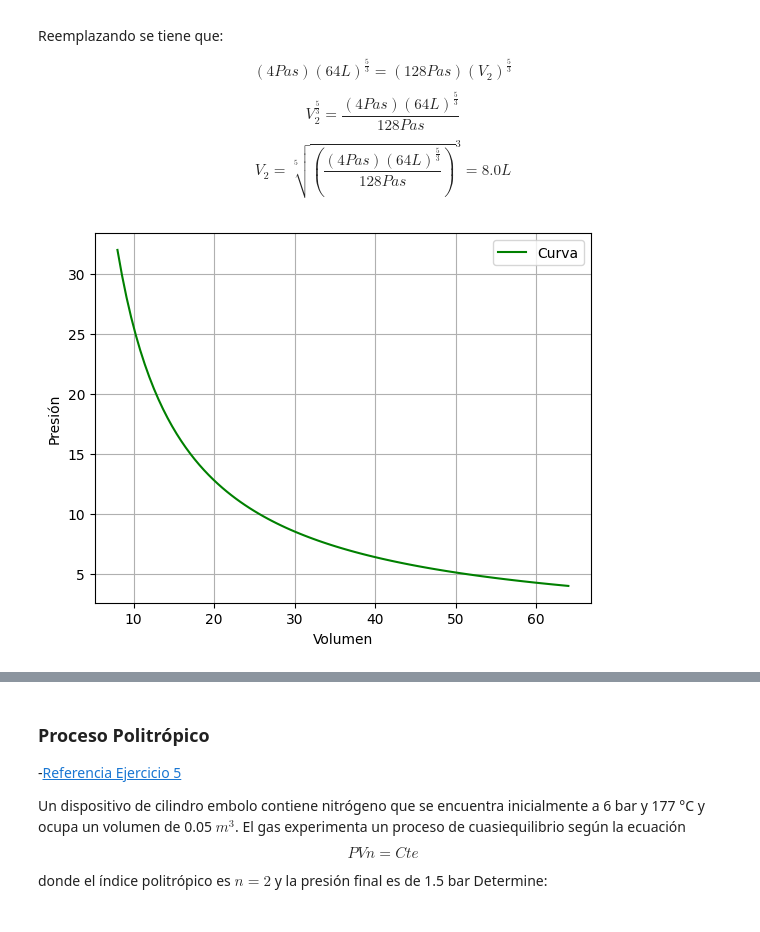
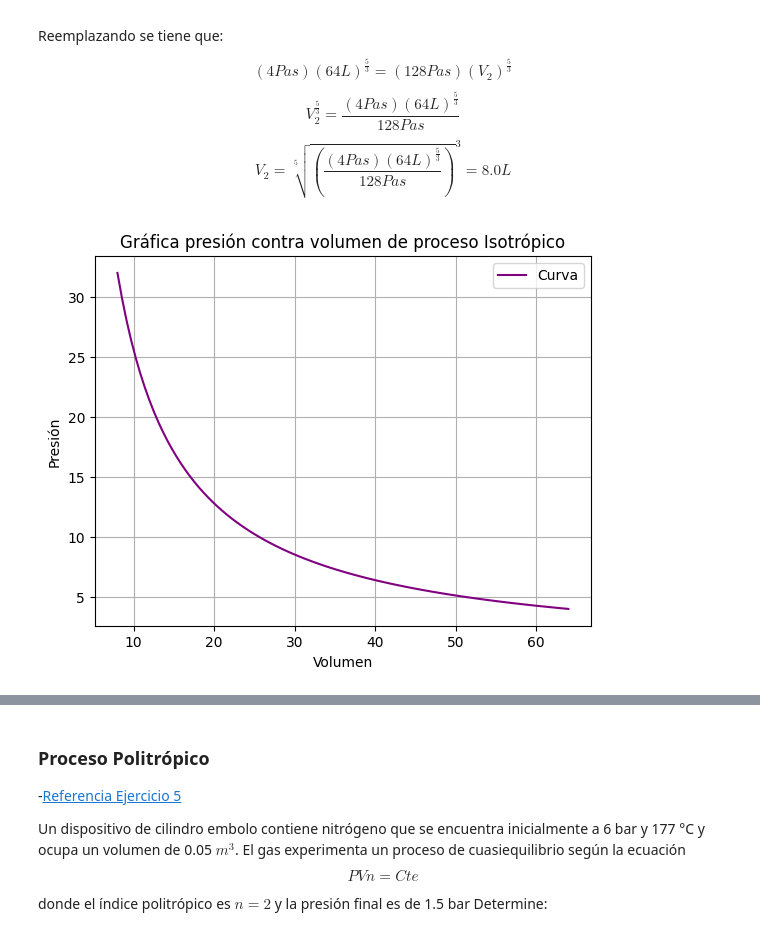
Before and after one commit to JCardenas05/T1, a Jupyter notebook: Parcial Termodinámica Nicolás Botero Díaz.ipynb, the cells around one changed output, grey strips where cells are left out. Cells and saved outputs as stored; diff of their text form; code cells hidden in the pictures.

```diff
--- a/Parcial Termodinámica Nicolás Botero Díaz.ipynb
+++ b/Parcial Termodinámica Nicolás Botero Díaz.ipynb
@@ -321,33 +344,33 @@ $$V_2^{\frac{5}{3}}=\frac{(4Pas)(64L)^{\frac{5}{3}}}{128Pas}$$
 $$V_2 = \sqrt[5]{(\frac{(4Pas)(64L)^{\frac{5}{3}}}{128Pas})}^3 = 8.0L$$
 # %%
 import matplotlib.pyplot as plt
-import numpy as np
 
 # Datos de los dos puntos de referencia
 volumen_punto1 = vol1 # Reemplaza con el valor real
 presion_punto1 = pres1 # Reemplaza con el valor real
 
 volumen_punto2 = f0  # Reemplaza con el valor real
 presion_punto2 = pres2 # Reemplaza con el valor real
 
 # Crear una serie de valores de volumen entre los puntos de referencia
 volumen = np.linspace(volumen_punto1, volumen_punto2, num=100)
 
 # Calcular la presión correspondiente usando la ecuación de estado de los gases ideales
 # P * V = n * R * T (n y R son constantes)
 # P1 * V1 = P2 * V2 (ley de Boyle-Mariotte)
 presion = presion_punto1 * volumen_punto1 / volumen
 
 # Graficar la curva
-plt.plot(volumen, presion, label='Curva', color='green')
+plt.plot(volumen, presion, label='Curva', color='purple')
 
 # Etiquetas de los ejes y leyenda
 plt.xlabel('Volumen')
 plt.ylabel('Presión')
+plt.title('Gráfica presión contra volumen de proceso Isotrópico')
 plt.legend()
 
 # Mostrar el gráfico
 plt.grid(True)
 plt.show()
 # %% [output]
-[figure, old version]
+[figure, new version]
```
Also changed, not shown: parts of 8 cells of this notebook.
